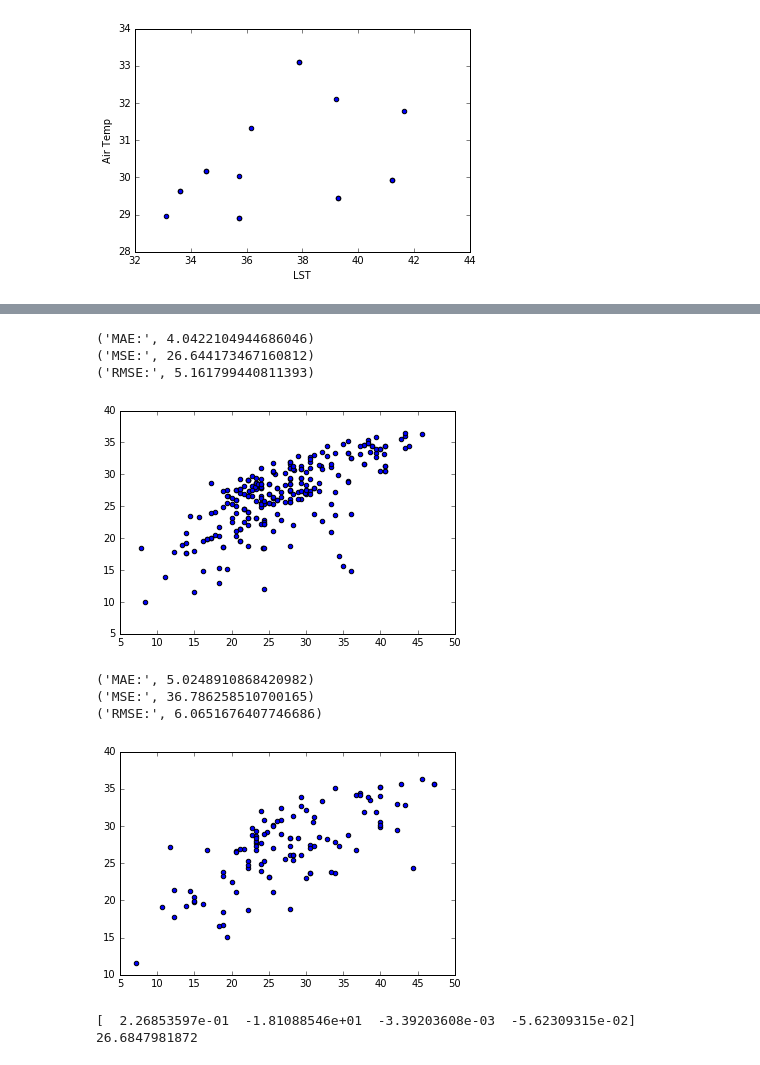
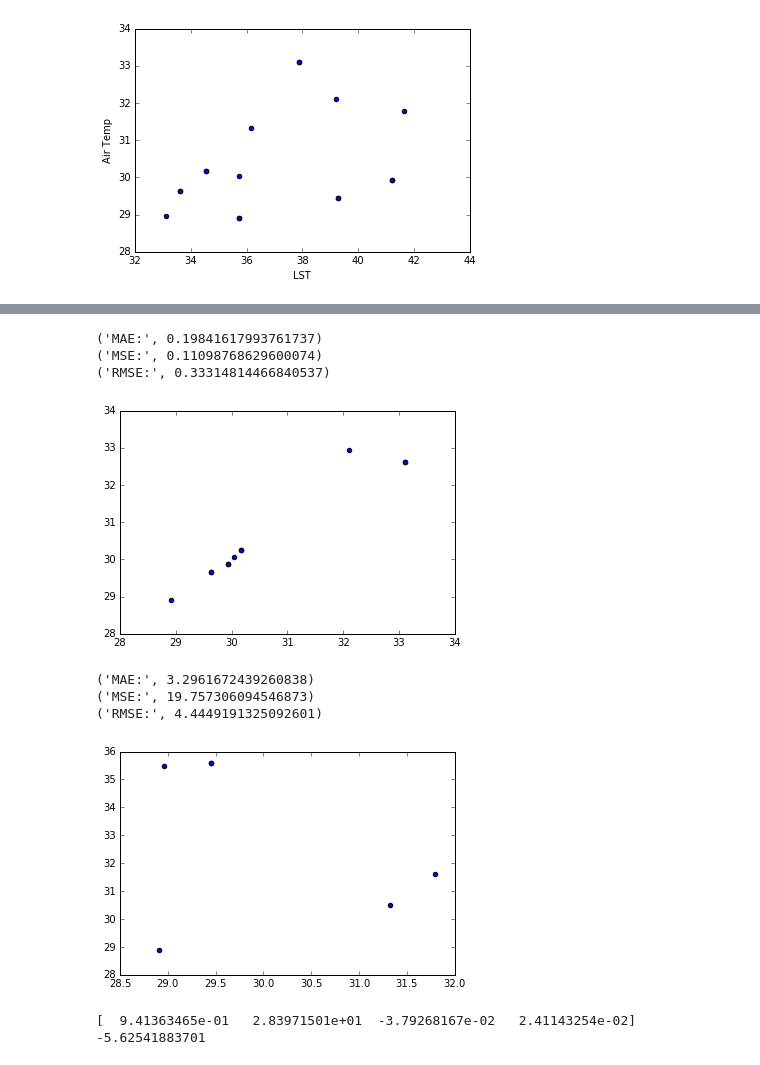
Before and after one commit to gottscott/urbanhack2016, a Jupyter notebook: Alabama Heat Regression.ipynb, the cells around one changed output, grey strips where cells are left out. Drawn from its saved outputs; the diff is of its cells as text; code cells hidden in the pictures.

```diff
--- a/Alabama Heat Regression.ipynb
+++ b/Alabama Heat Regression.ipynb
@@ -250,15 +251,15 @@ plt.ylabel('Air Temp')
 <matplotlib.text.Text at 0x...>
 [figure]
 # %%
-from sklearn.model_selection import train_test_split
-X_train, X_test, y_train, y_test = train_test_split(satobsdf.drop(['lon','lat','Date','temp', 'id'],axis=1),
+# Compute a linear model and do holdout analysis
+from sklearn.linear_model import LinearRegression
+from sklearn import cross_validation # this is for scikit-learn version 17.0
+# from sklearn.model_selection import train_test_split # scikit-learn version 18.0
+# more on this function http://scikit-learn.org/0.17/modules/cross_validation.html#computing-cross-validated-metrics
+# or http://scikit-learn.org/stable/modules/generated/sklearn.model_selection.train_test_split.html
+X_train, X_test, y_train, y_test = cross_validation.train_test_split(satobsdf.drop(['lon','lat','Date','temp', 'id'],axis=1),
                                                     satobsdf['temp'], test_size=0.30, random_state=101)
-#Do the Regression
-#X_train = df.drop(['longitude','latitude','time','temp'], axis=1)
-#y_train = df['temp']
 
-
-from sklearn.linear_model import LinearRegression
 lm = LinearRegression(normalize=True)
 
 lm.fit(X_train,y_train)
@@ -270,15 +272,17 @@ ImportError: No module named model_selection
 # %%
 #Metrics for Training set
 plt.scatter(y_train,predictions_train)
+plt.xlabel('Training data')
+plt.ylabel('Predictions')
 from sklearn import metrics
 print('MAE:', metrics.mean_absolute_error(y_train, predictions_train))
 print('MSE:', metrics.mean_squared_error(y_train, predictions_train))
 print('RMSE:', np.sqrt(metrics.mean_squared_error(y_train, predictions_train)))
 # %% [output]
-('MAE:', 4.0422104944686046)
-('MSE:', 26.644173467160812)
-('RMSE:', 5.161799440811393)
+('MAE:', 0.19841617993761737)
+('MSE:', 0.11098768629600074)
+('RMSE:', 0.33314814466840537)
-[figure, old version]
+[figure, new version]
 # %%
 #Metrics for Test set
 plt.scatter(y_test,predictions_test)
@@ -287,14 +291,14 @@ print('MAE:', metrics.mean_absolute_error(y_test, predictions_test))
 print('MSE:', metrics.mean_squared_error(y_test, predictions_test))
 print('RMSE:', np.sqrt(metrics.mean_squared_error(y_test, predictions_test)))
 # %% [output]
-('MAE:', 5.0248910868420982)
-('MSE:', 36.786258510700165)
-('RMSE:', 6.0651676407746686)
+('MAE:', 3.2961672439260838)
+('MSE:', 19.757306094546873)
+('RMSE:', 4.4449191325092601)
-[figure, old version]
+[figure, new version]
 # %%
 #with elevation
 print(lm.coef_)
 print(lm.intercept_)
 # %% [output]
-[  2.26853597e-01  -1.81088546e+01  -3.39203608e-03  -5.62309315e-02]
-26.6847981872
+[  9.41363465e-01   2.83971501e+01  -3.79268167e-02   2.41143254e-02]
+-5.62541883701
```
Also changed, not shown: parts of 8 cells of this notebook.
